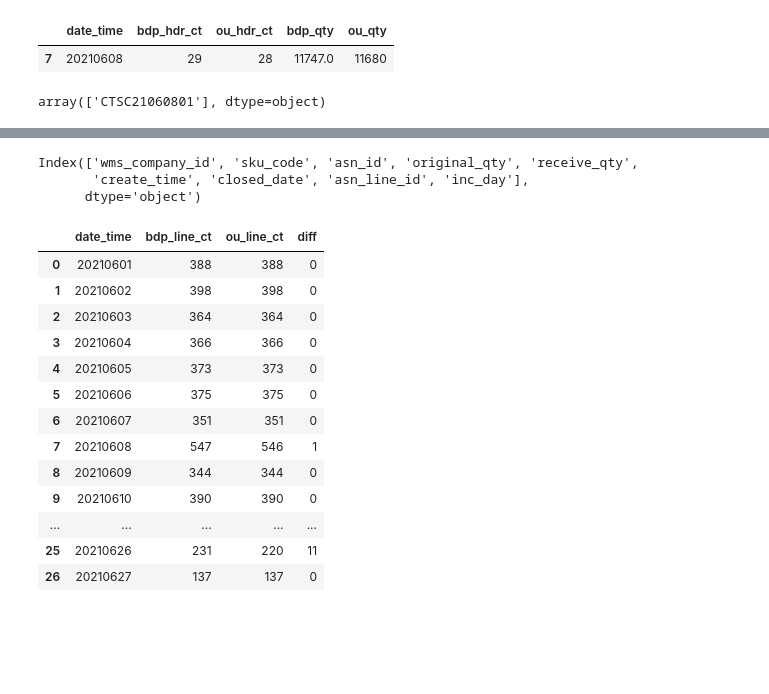
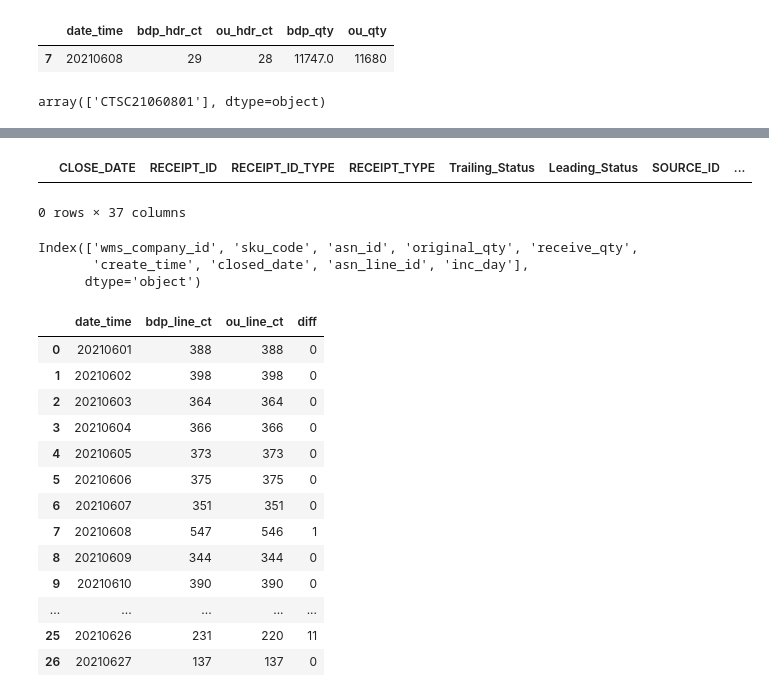
Before and after one commit to fyenne/CN-214, a Jupyter notebook: check_ou_bdp.ipynb, the cells around one changed output, grey strips where cells are left out. Saved outputs shown, nothing was run; the diff lists cells and outputs as text; code cells hidden in the pictures; blank space fills up the shorter version.

```diff
--- a/check_ou_bdp.ipynb
+++ b/check_ou_bdp.ipynb
@@ -531,3 +530,8 @@ Type:      function
+# %%
+mich_in_ou[mich_in_ou['RECEIPT_ID'] == 'CTSC21060801']
+# %% [output]
+|  | CLOSE_DATE | RECEIPT_ID | RECEIPT_ID_TYPE | RECEIPT_TYPE | Trailing_Status | Leading_Status | SOURCE_ID | ... |
+0 rows × 37 columns
 # %%
 # line_count
 def line_count(df1, df2, date1, date2, line1, line2):
```
Also changed, not shown: parts of 8 cells of this notebook, 1 other file.
